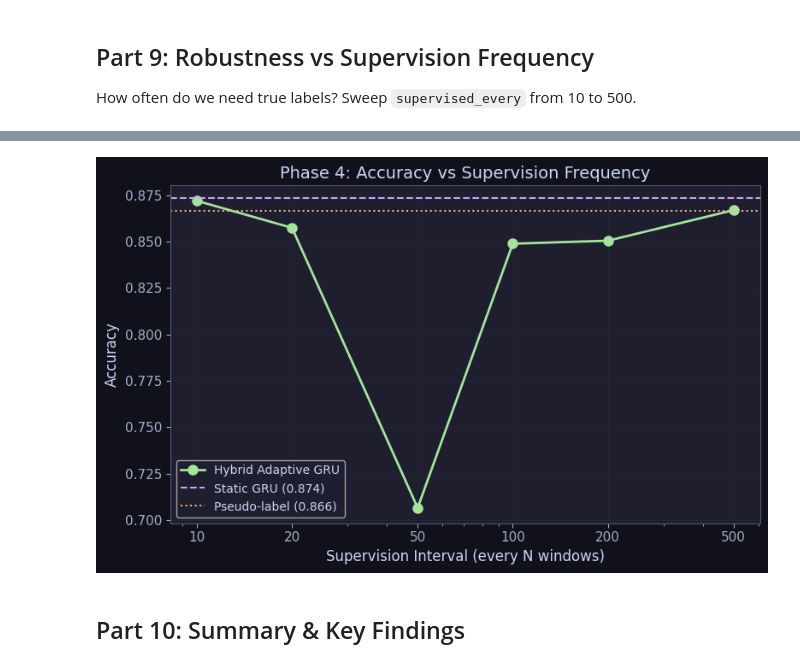
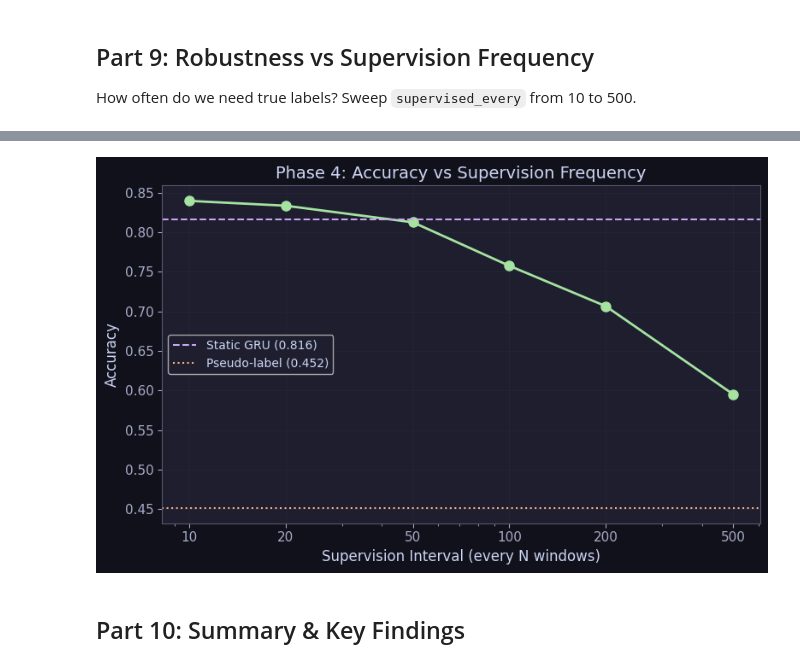
Before and after one commit to pkarakala/cqec-ml-decoder, a Jupyter notebook: notebooks/04_phase4_adaptive_decoding.ipynb, the cells around one changed output, grey strips where cells are left out. Drawn from its saved outputs; the diff is of its cells as text; code cells hidden in the pictures.

```diff
--- a/notebooks/04_phase4_adaptive_decoding.ipynb
+++ b/notebooks/04_phase4_adaptive_decoding.ipynb
@@ -126,8 +116,8 @@ Generate trajectories with parameters that drift over time.
 Using 200 trajectories with T=1000 for better statistics.
 # %%
 # Dataset parameters
-N_TRAJECTORIES = 60
-T = 800
+N_TRAJECTORIES = 200
+T = 1000
 WINDOW_SIZE = 20
 P_FLIP = 0.02
 
@@ -207,7 +197,7 @@ print(f"  Val:   {len(X_val_split):,} windows")
 result_static = train_gru(
     X_train_split, y_train_split,
     X_val_split, y_val_split,
-    epochs=25,
+    epochs=50,
     batch_size=256,
     lr=0.001,
     hidden_size=64,
@@ -238,19 +231,19 @@ Same architecture, same training. The adaptation parameters only affect inferenc
 print(f"Training adaptive GRU...")
 print(f"  Same architecture as static GRU")
 print(f"  Adaptation parameters:")
-print(f"    adapt_lr = 0.001")
-print(f"    ema_decay = 0.7")
+print(f"    adapt_lr = 0.005")
+print(f"    ema_decay = 0.5")
 print(f"    confidence_threshold = 0.8")
 
 result_adaptive = train_adaptive_gru(
     X_train_split, y_train_split,
     X_val_split, y_val_split,
-    epochs=25,
+    epochs=50,
     batch_size=256,
     lr=0.001,
     hidden_size=64,
-    adapt_lr=0.001,
-    ema_decay=0.7,
+    adapt_lr=0.005,
+    ema_decay=0.5,
     confidence_threshold=0.8,
     seed=42
 )
@@ -723,84 +593,38 @@ plt.show()
 How often do we need true labels? Sweep `supervised_every` from 10 to 500.
 # %%
 import copy
-import numpy as np
 
 supervision_rates = [10, 20, 50, 100, 200, 500]
 hybrid_accs = []
 
 print("Sweeping supervision frequency...")
-
-def hybrid_predict_chunked(model, X, y, supervised_every):
-    preds_all = []
-    n = len(X)
-
-    for start in range(0, n, supervised_every):
-        end = min(start + supervised_every, n)
-
-        # Pseudo-label adapt except last element
-        if end - start > 1:
-            preds_blk, _ = model.predict_adaptive(
-                X[start:end-1], y_true=None, reset_ema=False
-            )
-            preds_all.extend(list(preds_blk))
-
-        # Supervised injection at last element
-        preds_last, _ = model.predict_adaptive(
-            X[end-1:end], y_true=y[end-1:end], reset_ema=False
-        )
-        preds_all.extend(list(preds_last))
-
-    return np.array(preds_all)
-
 for rate in supervision_rates:
     model_sweep = copy.deepcopy(adaptive_gru_hybrid)
-
-    # reset adaptation state
-    model_sweep.ema_grads = None
-    model_sweep.update_count = 0
-
-    preds_sweep = hybrid_predict_chunked(
-        model_sweep, X_test, y_test, supervised_every=rate
+    preds_sweep, _ = model_sweep.predict_adaptive(
+        X_test, y_true=y_test, reset_ema=True, supervised_every=rate
     )
-
     acc = accuracy(y_test, preds_sweep)
     hybrid_accs.append(acc)
-
     pct = 100.0 / rate
     print(f"  Every {rate:>3d} windows ({pct:5.1f}% supervised): {acc:.4f}")
 
-# ---- Plot ----
-
 fig, ax = plt.subplots(figsize=(8, 5))
 
-ax.plot(supervision_rates, hybrid_accs,
-        'o-', color=COLORS['hybrid'],
-        linewidth=2, markersize=8,
-        label='Hybrid Adaptive GRU')
-
-ax.axhline(y=static_acc,
-           color=COLORS['static'],
-           linestyle='--', linewidth=1.5,
-           label=f'Static GRU ({static_acc:.3f})')
-
-ax.axhline(y=pseudo_acc,
-           color=COLORS['pseudo'],
-           linestyle=':', linewidth=1.5,
-           label=f'Pseudo-label ({pseudo_acc:.3f})')
+ax.plot(supervision_rates, hybrid_accs, 'o-', color=COLORS['hybrid'], linewidth=2, markersize=8)
+ax.axhline(y=static_acc, color=COLORS['static'], linestyle='--', linewidth=1.5, label=f'Static GRU ({static_acc:.3f})')
+ax.axhline(y=pseudo_acc, color=COLORS['pseudo'], linestyle=':', linewidth=1.5, label=f'Pseudo-label ({pseudo_acc:.3f})')
 
 ax.set_xlabel('Supervision Interval (every N windows)', fontsize=12)
 ax.set_ylabel('Accuracy', fontsize=12)
 ax.set_title('Phase 4: Accuracy vs Supervision Frequency', fontsize=14)
 ax.legend(fontsize=10)
 ax.grid(True, alpha=0.3)
-
 ax.set_xscale('log')
 ax.set_xticks(supervision_rates)
 ax.set_xticklabels([str(r) for r in supervision_rates])
 
 plt.tight_layout()
-plt.savefig(os.path.join(FIGURES_DIR, "phase4_robustness_drift.png"),
-            dpi=150, bbox_inches="tight")
+plt.savefig(os.path.join(FIGURES_DIR, "phase4_robustness_drift.png"), dpi=150, bbox_inches="tight")
 plt.show()
 # %% [output]
 Sweeping supervision frequency...
@@ -813,4 +637,4 @@ Sweeping supervision frequency...
-[figure, old version]
+[figure, new version]
 # %% [markdown]
 ## Part 10: Summary & Key Findings
 # %%
```
Also changed, not shown: parts of 14 cells of this notebook, 20 other files.
